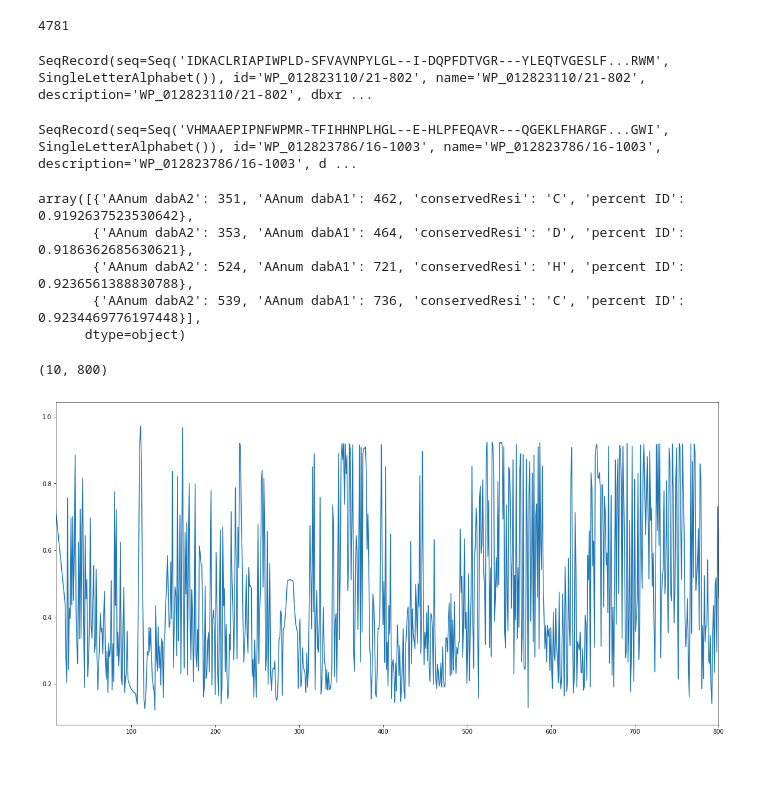
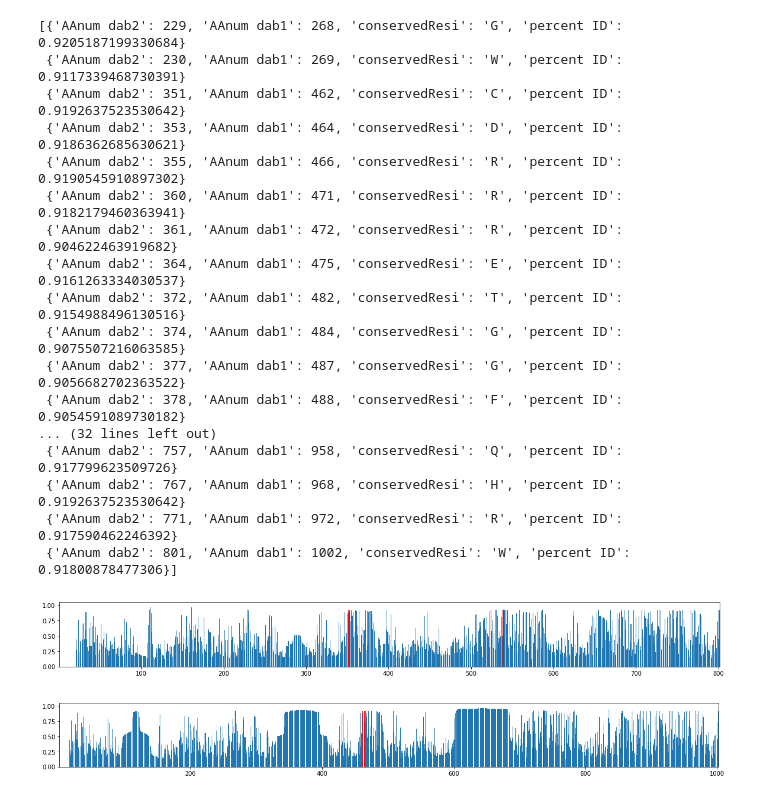
Before and after one commit to jackdesmarais/DabTransporterPaper, a Jupyter notebook: scripts/conservationScoreInAMsa.ipynb, the cells around one changed output. Drawn from its saved outputs; the diff is of its cells as text; code cells hidden in the pictures; blank space fills up the shorter version.

```diff
--- a/scripts/conservationScoreInAMsa.ipynb
+++ b/scripts/conservationScoreInAMsa.ipynb
@@ -70,14 +149,0 @@ VNLAGEVIARLWPMR-TFISRNPLQGL--E-ELSFDAAVT---R...GWM KXK07752/15-1049
-# %%
-len(align)
-# %% [output]
-4781
-# %%
-dabA2 = 'WP_012823110'
-getSeq(dabA2,align)
-# %% [output]
-SeqRecord(seq=Seq('IDKACLRIAPIWPLD-SFVAVNPYLGL--I-DQPFDTVGR---YLEQTVGESLF...RWM', SingleLetterAlphabet()), id='WP_012823110/21-802', name='WP_012823110/21-802', description='WP_012823110/21-802', dbxr ...
-# %%
-dabA1 = 'WP_012823786'
-getSeq(dabA1,align)
-# %% [output]
-SeqRecord(seq=Seq('VHMAAEPIPNFWPMR-TFIHHNPLHGL--E-HLPFEQAVR---QGEKLFHARGF...GWI', SingleLetterAlphabet()), id='WP_012823786/16-1003', name='WP_012823786/16-1003', description='WP_012823786/16-1003', d ...
@@ -86,10 +149,0 @@ identity = getConserved(infile,'fasta',dabA2,dabA1,20,15)
-# %%
-goodResi = {351,353,524,539}
-activesite = identity[[x['AAnum dabA2'] in goodResi for x in identity]]
-activesite
-# %% [output]
-array([{'AAnum dabA2': 351, 'AAnum dabA1': 462, 'conservedResi': 'C', 'percent ID': 0.9192637523530642},
-       {'AAnum dabA2': 353, 'AAnum dabA1': 464, 'conservedResi': 'D', 'percent ID': 0.9186362685630621},
-       {'AAnum dabA2': 524, 'AAnum dabA1': 721, 'conservedResi': 'H', 'percent ID': 0.9236561388830788},
-       {'AAnum dabA2': 539, 'AAnum dabA1': 736, 'conservedResi': 'C', 'percent ID': 0.9234469776197448}],
-      dtype=object)
@@ -103,7 +150,43 @@ conserve_df=conserve_df.sort_values('AAnum dabA2')
-# %%
-plt.figure(figsize=(20,10))
-plt.plot(conserve_df['AAnum dabA2'],conserve_df['percent ID'])
-plt.xlim(10,800)
-# %% [output]
-(10, 800)
-[figure, removed]
+# %%
+identity = getConserved(infile,'fasta',dabA2,dabA1,20,15)
+goodResi = {351,353,524,539}
+ninteypct = identity[[(x['percent ID']>0.9) & (x['conservedResi'] != '-') for x in identity]]
+print(ninteypct)
+
+conserve_df = pd.DataFrame.from_records(identity)
+conserve_df=conserve_df.sort_values('AAnum dab2')
+plt.figure(figsize=(20,2))
+plt.bar(conserve_df['AAnum dab2'],conserve_df['percent ID'])
+goodResi = {351,353,524,539}
+conserve_df['active_site'] = conserve_df['percent ID']*conserve_df['AAnum dab2'].isin(goodResi)
+plt.bar(conserve_df['AAnum dab2'],conserve_df['active_site'],color = 'r')
+plt.xlim(1,max(conserve_df['AAnum dab2']))
+plt.show()
+
+plt.figure(figsize=(20,2))
+plt.bar(conserve_df['AAnum dab1'],conserve_df['percent ID'])
+plt.bar(conserve_df['AAnum dab1'],conserve_df['active_site'],color = 'r')
+plt.xlim(1,max(conserve_df['AAnum dab1']))
+plt.show()
+
+conserve_df.to_csv(infile+'.csv')
+# %% [output]
+[{'AAnum dab2': 229, 'AAnum dab1': 268, 'conservedResi': 'G', 'percent ID': 0.9205187199330684}
+ {'AAnum dab2': 230, 'AAnum dab1': 269, 'conservedResi': 'W', 'percent ID': 0.9117339468730391}
+ {'AAnum dab2': 351, 'AAnum dab1': 462, 'conservedResi': 'C', 'percent ID': 0.9192637523530642}
+ {'AAnum dab2': 353, 'AAnum dab1': 464, 'conservedResi': 'D', 'percent ID': 0.9186362685630621}
+ {'AAnum dab2': 355, 'AAnum dab1': 466, 'conservedResi': 'R', 'percent ID': 0.9190545910897302}
+ {'AAnum dab2': 360, 'AAnum dab1': 471, 'conservedResi': 'R', 'percent ID': 0.9182179460363941}
+ {'AAnum dab2': 361, 'AAnum dab1': 472, 'conservedResi': 'R', 'percent ID': 0.904622463919682}
+ {'AAnum dab2': 364, 'AAnum dab1': 475, 'conservedResi': 'E', 'percent ID': 0.9161263334030537}
+ {'AAnum dab2': 372, 'AAnum dab1': 482, 'conservedResi': 'T', 'percent ID': 0.9154988496130516}
+ {'AAnum dab2': 374, 'AAnum dab1': 484, 'conservedResi': 'G', 'percent ID': 0.9075507216063585}
+ {'AAnum dab2': 377, 'AAnum dab1': 487, 'conservedResi': 'G', 'percent ID': 0.9056682702363522}
+ {'AAnum dab2': 378, 'AAnum dab1': 488, 'conservedResi': 'F', 'percent ID': 0.9054591089730182}
+... (32 lines left out)
+ {'AAnum dab2': 757, 'AAnum dab1': 958, 'conservedResi': 'Q', 'percent ID': 0.917799623509726}
+ {'AAnum dab2': 767, 'AAnum dab1': 968, 'conservedResi': 'H', 'percent ID': 0.9192637523530642}
+ {'AAnum dab2': 771, 'AAnum dab1': 972, 'conservedResi': 'R', 'percent ID': 0.917590462246392}
+ {'AAnum dab2': 801, 'AAnum dab1': 1002, 'conservedResi': 'W', 'percent ID': 0.91800878477306}]
+[figure, added]
+[figure, added]
```
Also changed, not shown: parts of 7 cells of this notebook, 6 other files.
